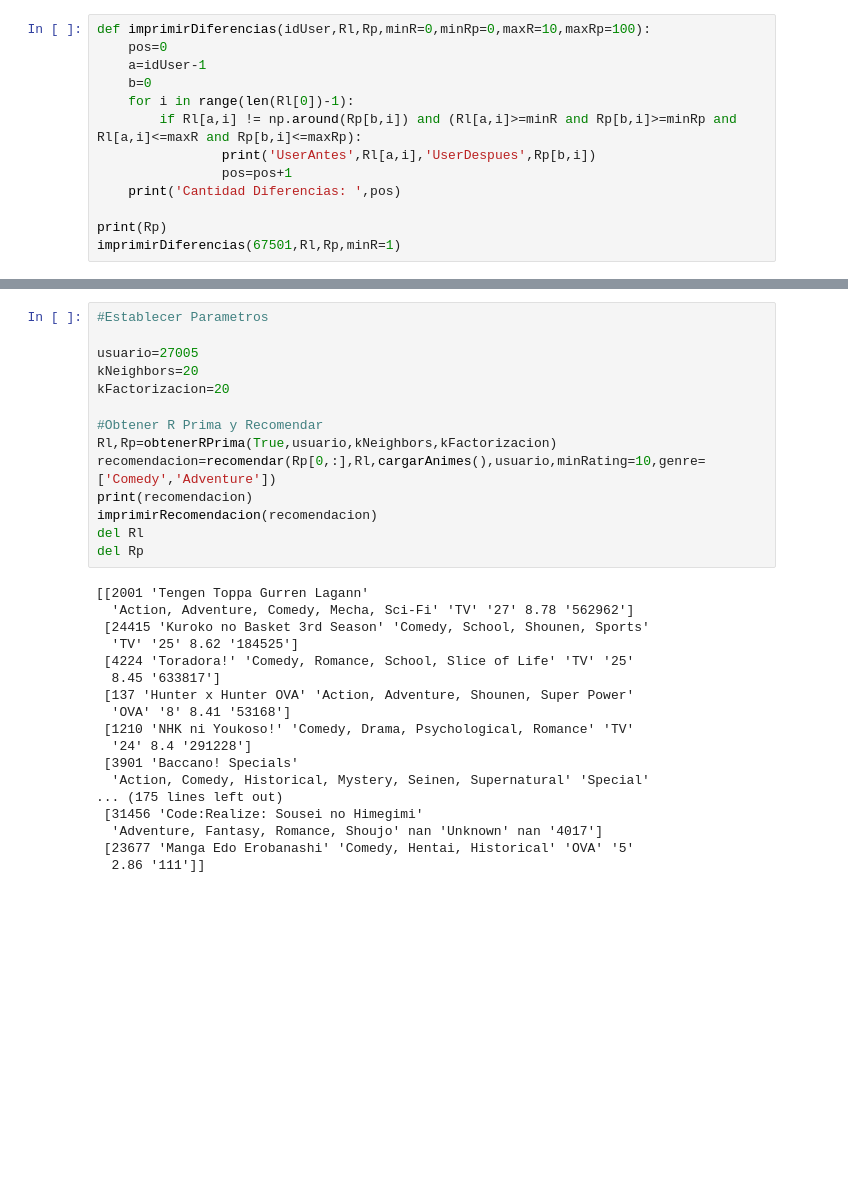
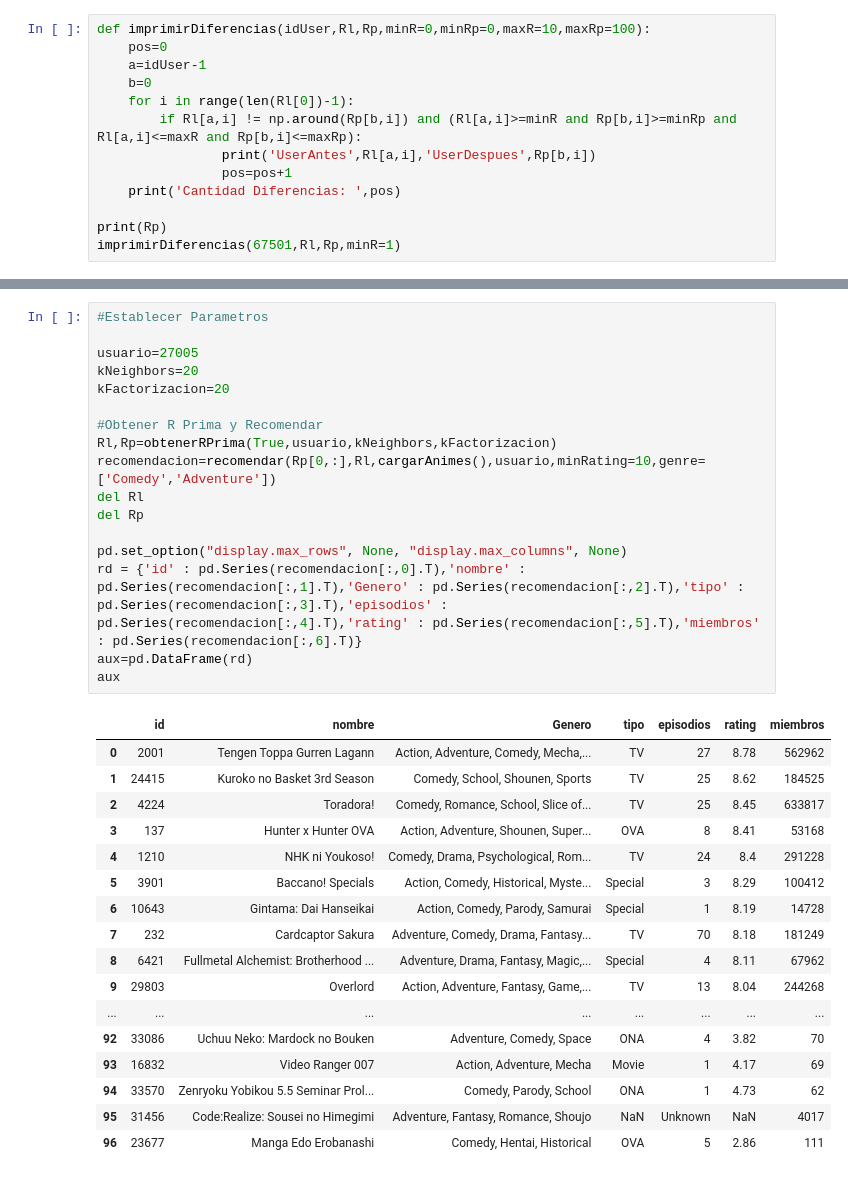
Before and after one commit to BrayanTabares/InteligenciaArtificial, a Jupyter notebook: Sistema Recomendación - Anime.ipynb, the cells around one changed output, grey strips where cells are left out. Drawn from its saved outputs; the diff is of its cells as text; blank space fills up the shorter version.

```diff
--- a/Sistema Recomendación - Anime.ipynb
+++ b/Sistema Recomendación - Anime.ipynb
@@ -349,35 +345,38 @@ del Rp
 # %%
 #Establecer Parametros
 
 usuario=27005
 kNeighbors=20
 kFactorizacion=20
 
 #Obtener R Prima y Recomendar
 Rl,Rp=obtenerRPrima(True,usuario,kNeighbors,kFactorizacion)
 recomendacion=recomendar(Rp[0,:],Rl,cargarAnimes(),usuario,minRating=10,genre=['Comedy','Adventure'])
-print(recomendacion)
-imprimirRecomendacion(recomendacion)
 del Rl
 del Rp
+
+pd.set_option("display.max_rows", None, "display.max_columns", None)
+rd = {'id' : pd.Series(recomendacion[:,0].T),'nombre' : pd.Series(recomendacion[:,1].T),'Genero' : pd.Series(recomendacion[:,2].T),'tipo' : pd.Series(recomendacion[:,3].T),'episodios' : pd.Series(recomendacion[:,4].T),'rating' : pd.Series(recomendacion[:,5].T),'miembros' : pd.Series(recomendacion[:,6].T)}
+aux=pd.DataFrame(rd)
+aux
 # %% [output]
-[[2001 'Tengen Toppa Gurren Lagann'
-  'Action, Adventure, Comedy, Mecha, Sci-Fi' 'TV' '27' 8.78 '562962']
- [24415 'Kuroko no Basket 3rd Season' 'Comedy, School, Shounen, Sports'
-  'TV' '25' 8.62 '184525']
- [4224 'Toradora!' 'Comedy, Romance, School, Slice of Life' 'TV' '25'
-  8.45 '633817']
- [137 'Hunter x Hunter OVA' 'Action, Adventure, Shounen, Super Power'
-  'OVA' '8' 8.41 '53168']
- [1210 'NHK ni Youkoso!' 'Comedy, Drama, Psychological, Romance' 'TV'
-  '24' 8.4 '291228']
- [3901 'Baccano! Specials'
-  'Action, Comedy, Historical, Mystery, Seinen, Supernatural' 'Special'
-... (175 lines left out)
- [31456 'Code:Realize: Sousei no Himegimi'
-  'Adventure, Fantasy, Romance, Shoujo' nan 'Unknown' nan '4017']
- [23677 'Manga Edo Erobanashi' 'Comedy, Hentai, Historical' 'OVA' '5'
-  2.86 '111']]
+|  | id | nombre | Genero | tipo | episodios | rating | miembros |
+| 0 | 2001 | Tengen Toppa Gurren Lagann | Action, Adventure, Comedy, Mecha,... | TV | 27 | 8.78 | 562962 |
+| 1 | 24415 | Kuroko no Basket 3rd Season | Comedy, School, Shounen, Sports | TV | 25 | 8.62 | 184525 |
+| 2 | 4224 | Toradora! | Comedy, Romance, School, Slice of... | TV | 25 | 8.45 | 633817 |
+| 3 | 137 | Hunter x Hunter OVA | Action, Adventure, Shounen, Super... | OVA | 8 | 8.41 | 53168 |
+| 4 | 1210 | NHK ni Youkoso! | Comedy, Drama, Psychological, Rom... | TV | 24 | 8.4 | 291228 |
+| 5 | 3901 | Baccano! Specials | Action, Comedy, Historical, Myste... | Special | 3 | 8.29 | 100412 |
+| 6 | 10643 | Gintama: Dai Hanseikai | Action, Comedy, Parody, Samurai | Special | 1 | 8.19 | 14728 |
+| 7 | 232 | Cardcaptor Sakura | Adventure, Comedy, Drama, Fantasy... | TV | 70 | 8.18 | 181249 |
+| 8 | 6421 | Fullmetal Alchemist: Brotherhood ... | Adventure, Drama, Fantasy, Magic,... | Special | 4 | 8.11 | 67962 |
+| 9 | 29803 | Overlord | Action, Adventure, Fantasy, Game,... | TV | 13 | 8.04 | 244268 |
+| ... | ... | ... | ... | ... | ... | ... | ... |
+| 92 | 33086 | Uchuu Neko: Mardock no Bouken | Adventure, Comedy, Space | ONA | 4 | 3.82 | 70 |
+| 93 | 16832 | Video Ranger 007 | Action, Adventure, Mecha | Movie | 1 | 4.17 | 69 |
+| 94 | 33570 | Zenryoku Yobikou 5.5 Seminar Prol... | Comedy, Parody, School | ONA | 1 | 4.73 | 62 |
+| 95 | 31456 | Code:Realize: Sousei no Himegimi | Adventure, Fantasy, Romance, Shoujo | NaN | Unknown | NaN | 4017 |
+| 96 | 23677 | Manga Edo Erobanashi | Comedy, Hentai, Historical | OVA | 5 | 2.86 | 111 |
 # %%
 #Establecer Parametros
 
```
Also changed, not shown: parts of 11 cells of this notebook, 1 other file.
